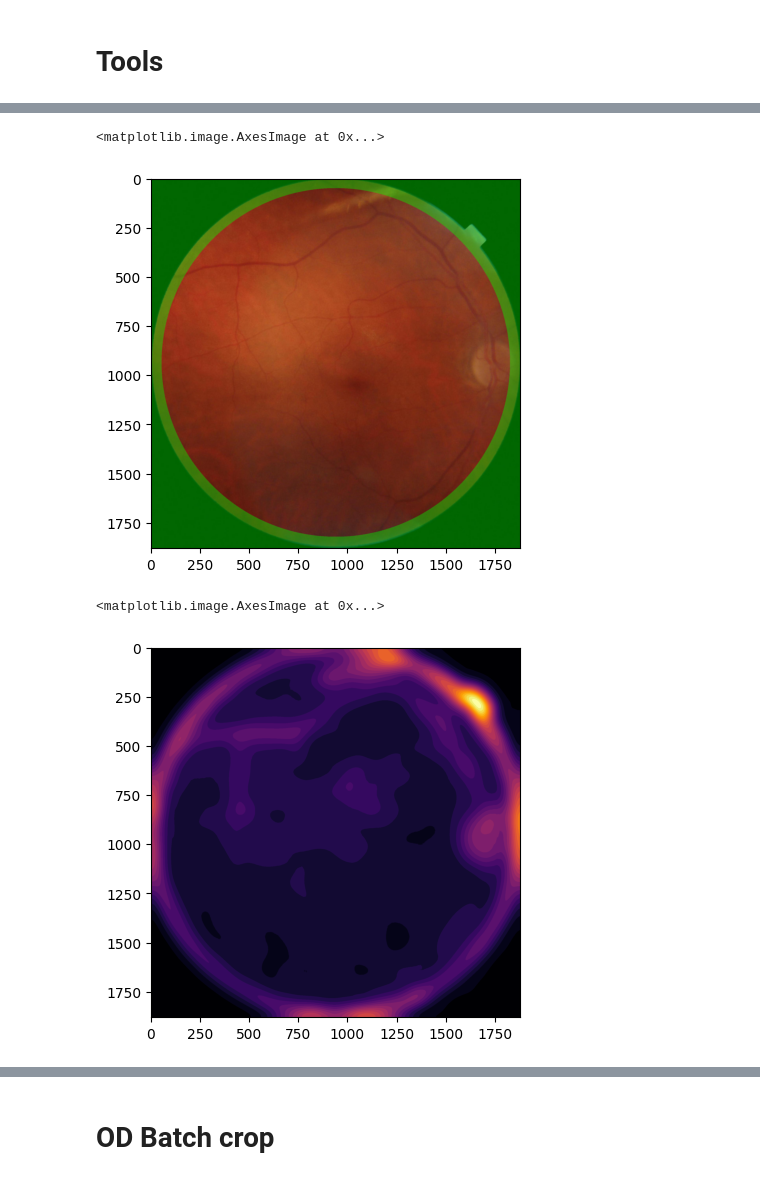
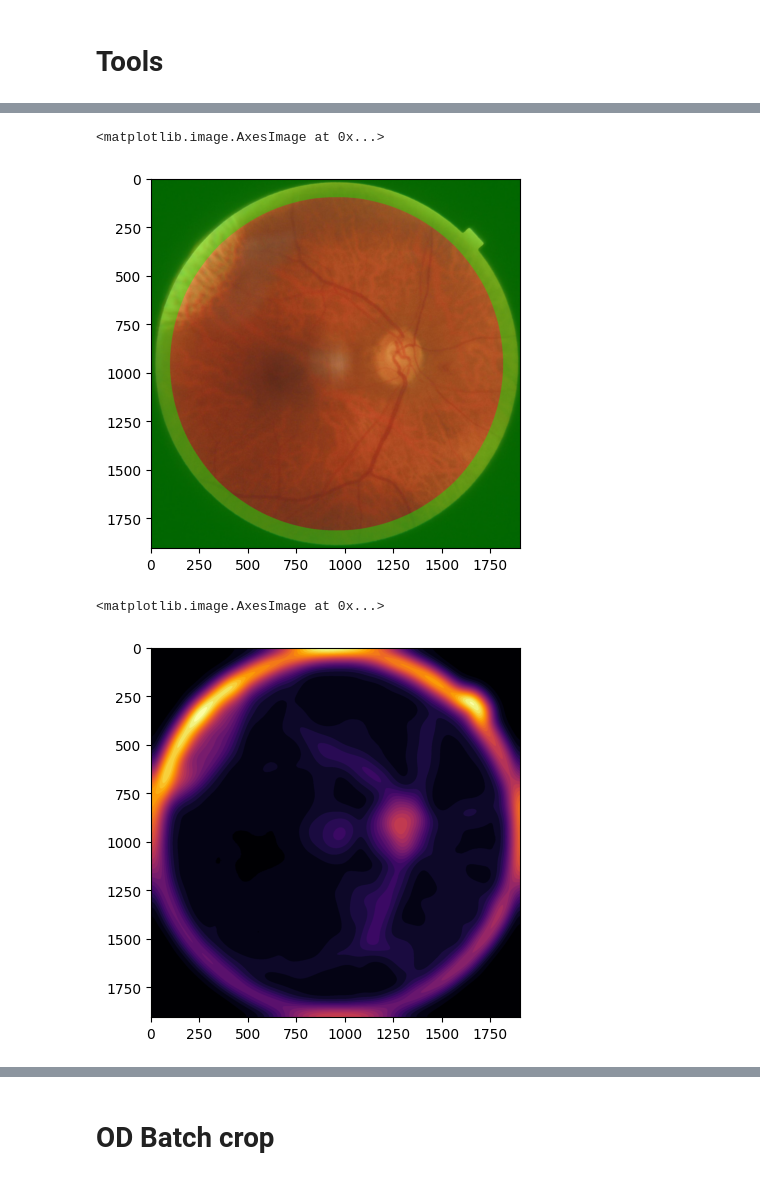
Before and after one commit to mrwhitewhite/HYGD_Dataset, a Jupyter notebook: notebooks/02 Pipelines.ipynb, the cells around one changed output, grey strips where cells are left out. Saved outputs shown, nothing was run; the diff lists cells and outputs as text; code cells hidden in the pictures.

```diff
--- a/notebooks/02 Pipelines.ipynb
+++ b/notebooks/02 Pipelines.ipynb
@@ -118,11 +139,11 @@ crop_ratio = 0.3
 crop_resize = 512
 # %%
 # img_file_name = "273_0"  # od near fov
-# img_file_name = "261_1"  # od near fov + genrally bright
+# img_file_name = "261_1"  # od near fov + generally bright
 # img_file_name = "188_1"  # od near fov
 # img_file_name = "31_2"  # random white spot + halo
-img_file_name = "217_0" # 2 bright spot
-# img_file_name = None
+# img_file_name = "217_0" # 2 bright spot
+img_file_name = None
 
 # generate random sample + extract metadata
 sample_df = (
@@ -159,36 +171,36 @@ def get_fov_mask(img_input):
     blurred = cv2.medianBlur(gray, 31)
     circles = cv2.HoughCircles(
         blurred,
         cv2.HOUGH_GRADIENT,
         dp=1.2,
         minDist=1000,  # Assume only ONE big circle exists
         param1=50,
         param2=30,
         minRadius=int(img_input.shape[0] * 0.3),  # At least 30% of image height
         maxRadius=int(img_input.shape[0] * 0.6),
     )
     mask = np.zeros_like(gray)
     if circles is not None:
         circles = np.uint16(np.around(circles))
         for i in circles[0, :]:
             center = (i[0], i[1])  # x, y
             radius = i[2]
             # Draw the detected circle into a binary mask
             mask = cv2.circle(mask, center, radius, 255, -1)
 
     # erode fov mask
-    kernel = cv2.getStructuringElement(cv2.MORPH_ELLIPSE, (101, 101))
-    mask_eroded = cv2.erode(mask, kernel, iterations=1)
+    kernel = cv2.getStructuringElement(cv2.MORPH_ELLIPSE, (51, 51))
+    mask_eroded = cv2.erode(mask, kernel, iterations=3)
 
     return mask_eroded
 
 
 plt.imshow(
     cv2.cvtColor(shade_fov_region(img_ori, get_fov_mask(img_ori)), cv2.COLOR_BGR2RGB)
 )
 # %% [output]
 <matplotlib.image.AxesImage at 0x...>
-[figure, old version]
+[figure, new version]
 # %%
 def get_texture_map(img_bgr):
     red = img_bgr[:, :, 1]
@@ -211,7 +223,7 @@ texture_map = get_texture_map(img_ori)
 plt.imshow(texture_map, cmap="inferno")
 # %% [output]
 <matplotlib.image.AxesImage at 0x...>
-[figure, old version]
+[figure, new version]
 # %%
 def get_vessel_map(img):
     green = img[:, :, 1]
```
Also changed, not shown: parts of 21 cells of this notebook.
